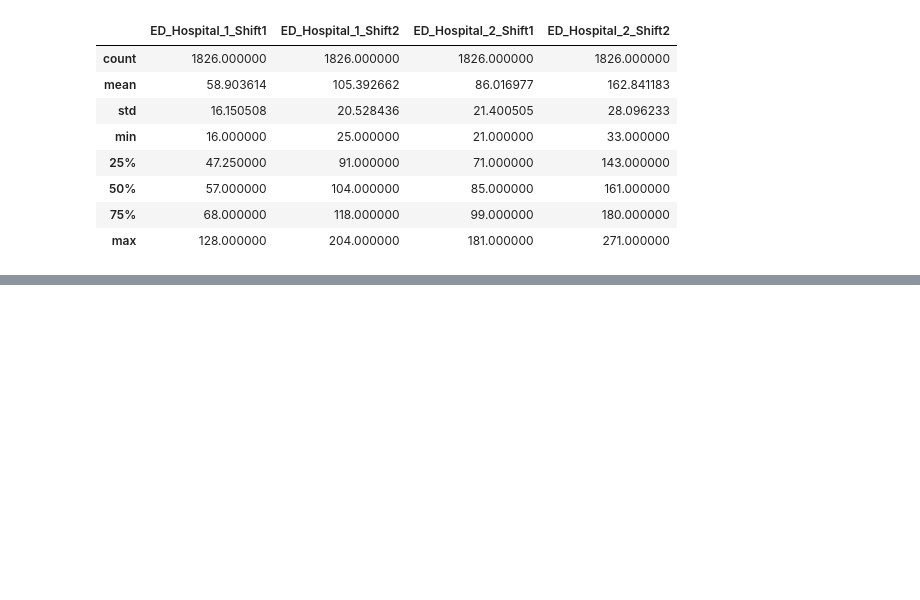
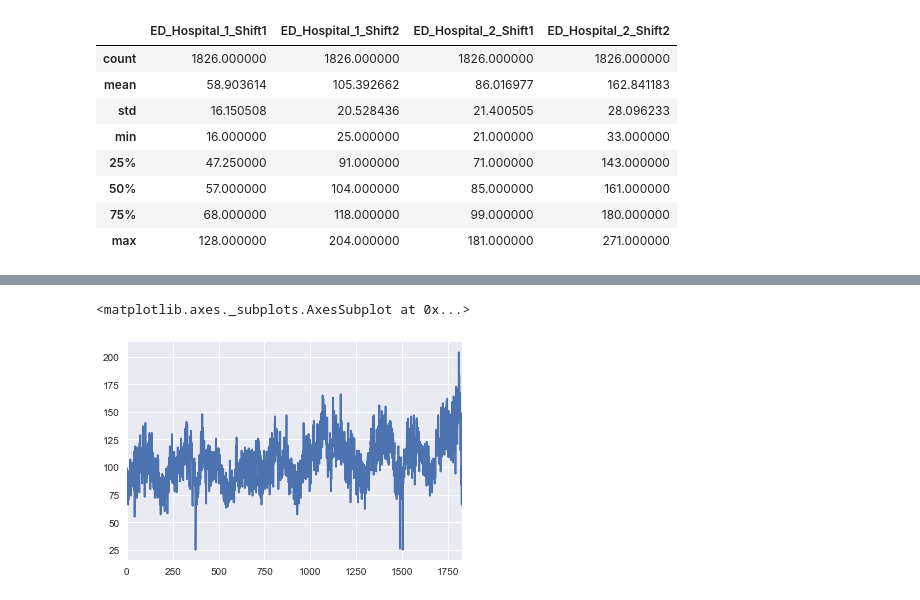
Before and after one commit to BHudson2017/Capstone, a Jupyter notebook: Part_02/Local Atlanta Hospital - Capstone Project.ipynb, the cells around one changed output, grey strips where cells are left out. Saved outputs shown, nothing was run; the diff lists cells and outputs as text; code cells hidden in the pictures; blank space fills up the shorter version.

```diff
--- a/Part_02/Local Atlanta Hospital - Capstone Project.ipynb
+++ b/Part_02/Local Atlanta Hospital - Capstone Project.ipynb
@@ -108,0 +138,5 @@ df.describe()
+# %%
+df['ED_Hospital_1_Shift2'].plot()
+# %% [output]
+<matplotlib.axes._subplots.AxesSubplot at 0x...>
+[figure, added]
```
Also changed, not shown: parts of 10 cells of this notebook, 1 other file.
